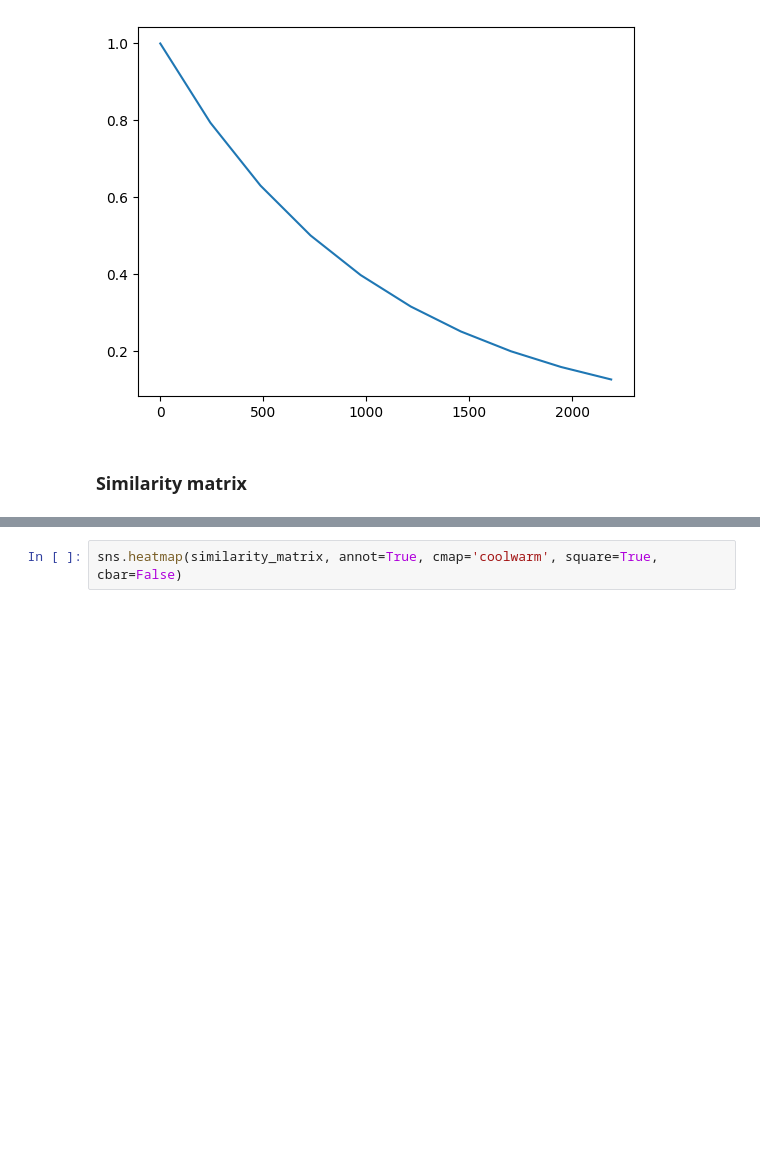
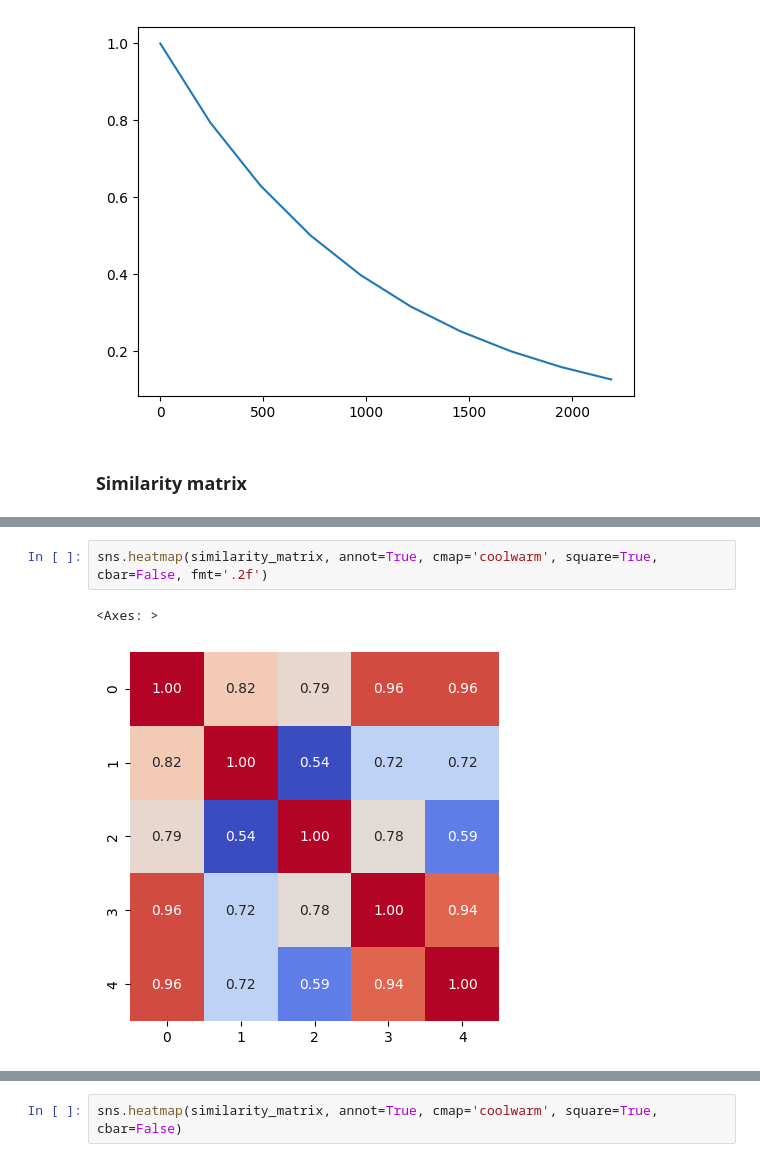
Before and after one commit to ArthurCalvi/Disturbance-Attribution-Dataset-Joining, a Jupyter notebook: join-datasets/class.ipynb, the cells around one changed output, grey strips where cells are left out. Saved outputs shown, nothing was run; the diff lists cells and outputs as text; blank space fills up the shorter version.

```diff
--- a/join-datasets/class.ipynb
+++ b/join-datasets/class.ipynb
@@ -603,3 +726,8 @@ for ax, (name, matrices) in zip(axes_, matrices.items()):
+# %%
+sns.heatmap(similarity_matrix, annot=True, cmap='coolwarm', square=True, cbar=False, fmt='.2f')
+# %% [output]
+<Axes: >
+[figure, added]
 # %%
 data
 # %% [output]
```
Also changed, not shown: parts of 15 cells of this notebook.
